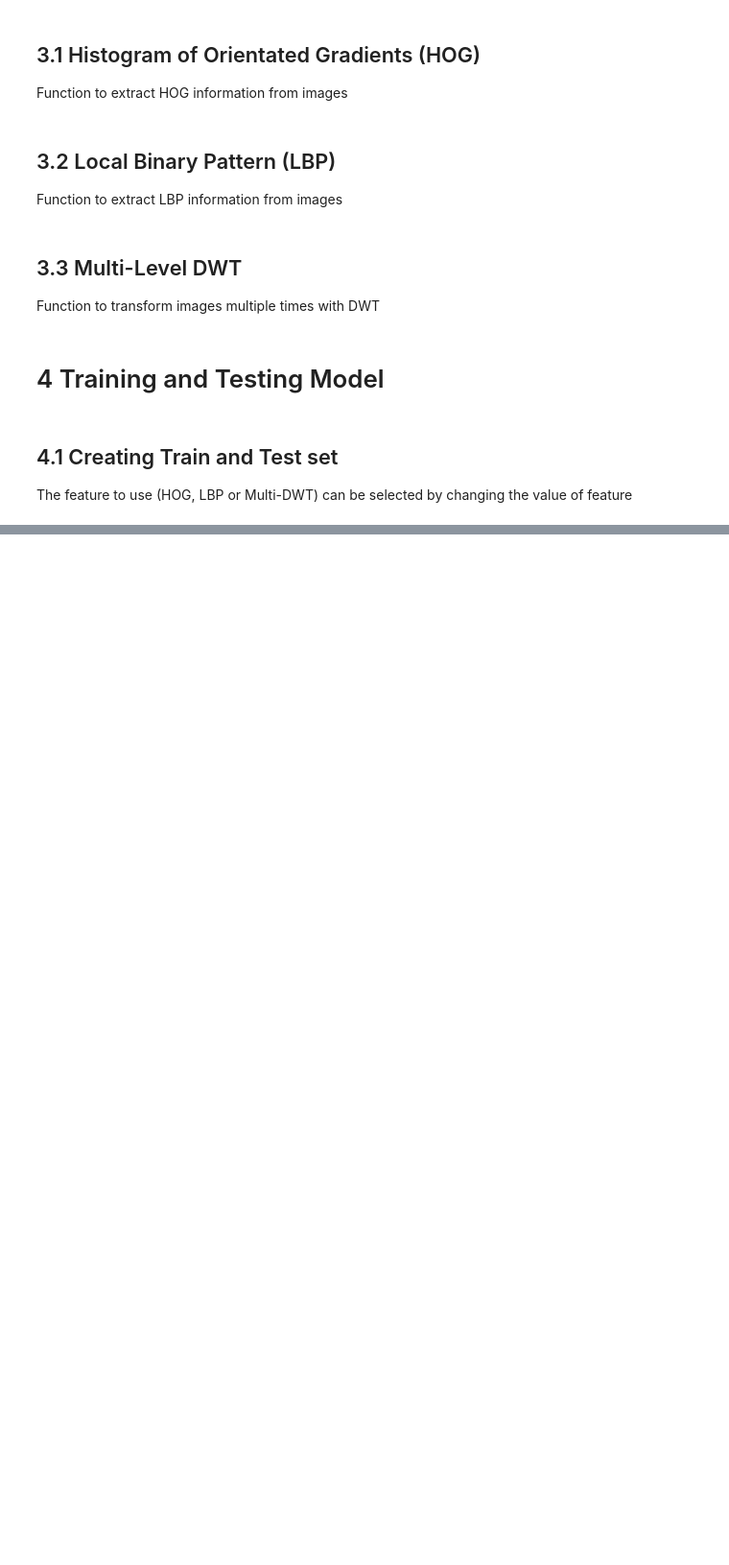
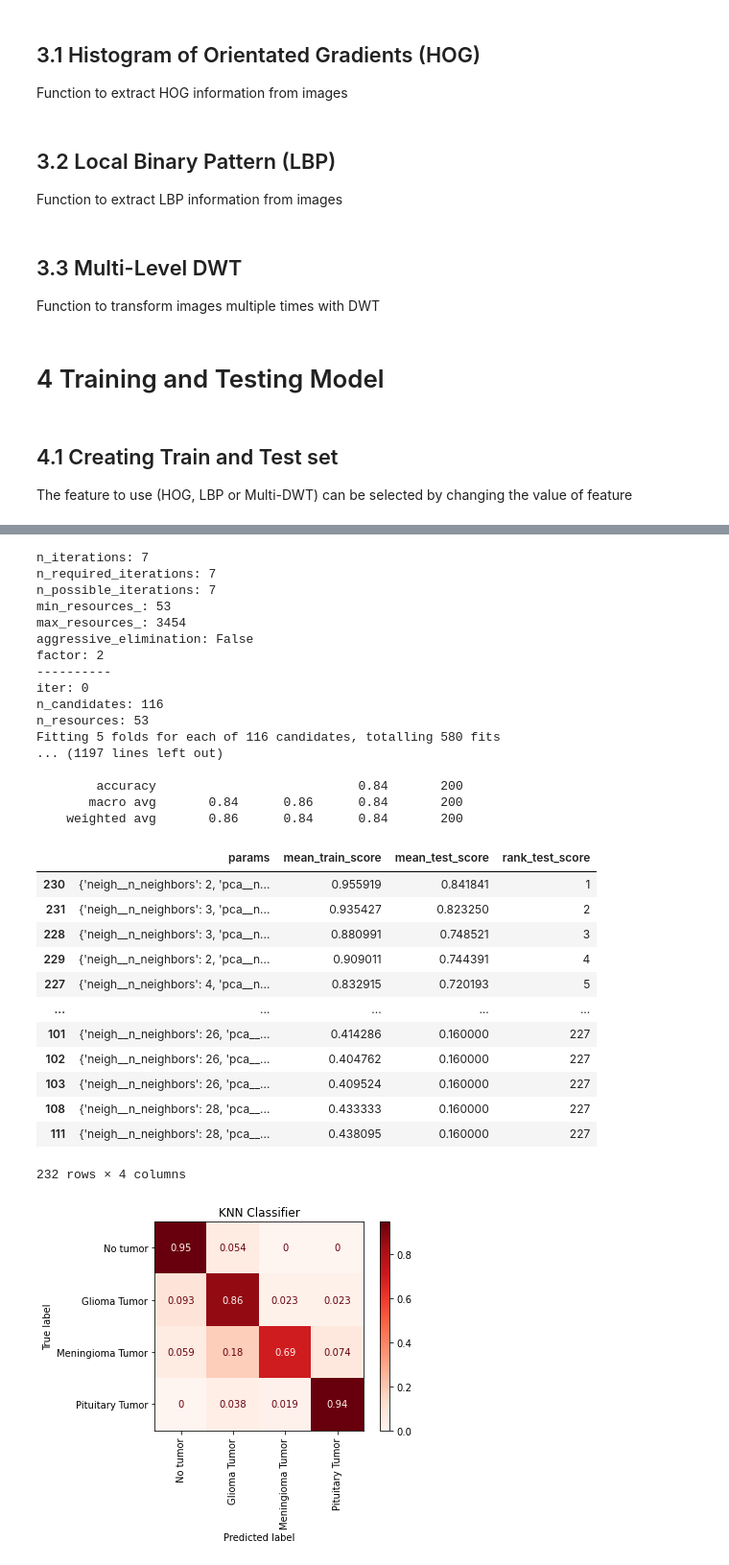
Before and after one commit to tanpinray/AMLS_22-21_SN18100138, a Jupyter notebook: Task_B.ipynb, the cells around one changed output, grey strips where cells are left out. Shown at 96% size. Drawn from its saved outputs; the diff is of its cells as text; code cells hidden in the pictures; blank space fills up the shorter version.

```diff
--- a/Task_B.ipynb
+++ b/Task_B.ipynb
@@ -501,7 +539,7 @@ def KNNClassifierCV(X_train, y_train, X_test):
     parameters = {'neigh__n_neighbors': range(1, 30, 1),
                   "pca__n_components": [0.96, 0.97, 0.98, 0.99]}
 
-    matthews = metrics.make_scorer(metrics.matthews_corrcoef)
+#     matthews = metrics.make_scorer(metrics.matthews_corrcoef)
 
     # Create PCA object
     pca = PCA()
@@ -515,7 +553,7 @@ def KNNClassifierCV(X_train, y_train, X_test):
     clf = HalvingGridSearchCV(pca_neigh,
                               parameters,
                               factor=2,
-                              scoring=matthews,
+                              scoring='accuracy',
                               refit=True,
                               verbose=4,
                               cv=5,
@@ -529,30 +567,62 @@ def KNNClassifierCV(X_train, y_train, X_test):
     print(clf.best_params_)
 
     results = pd.DataFrame.from_dict(
         clf.cv_results_).sort_values(by=['rank_test_score'])
     results = results[['params', 'mean_train_score',
                        'mean_test_score', 'rank_test_score']]
 
     # Predict labels with the best parameters from cross-validation
     Y_pred = clf.predict(X_test)
 
     fig, ax = plt.subplots()
     metrics.ConfusionMatrixDisplay.from_predictions(
         y_test,
         Y_pred,
         cmap=plt.cm.Reds,
         normalize='true',
         ax=ax,
         display_labels=['No tumor', 'Glioma Tumor', 'Meningioma Tumor', 'Pituitary Tumor'],
         xticks_rotation = 'vertical'
     )
     ax.set_title('KNN Classifier')
 
     return Y_pred, results
 
 
 Y_pred_KNN, results_KNN = KNNClassifierCV(X_train, y_train, X_test)
 print(metrics.classification_report(
     y_test, Y_pred_KNN, target_names=['No tumor', 'Glioma Tumor', 'Meningioma Tumor', 'Pituitary Tumor']))
 pd.set_option('display.max_colwidth', None)
 display(results_KNN)
+# %% [output]
+n_iterations: 7
+n_required_iterations: 7
+n_possible_iterations: 7
+min_resources_: 53
+max_resources_: 3454
+aggressive_elimination: False
+factor: 2
+----------
+iter: 0
+n_candidates: 116
+n_resources: 53
+Fitting 5 folds for each of 116 candidates, totalling 580 fits
+... (1197 lines left out)
+
+        accuracy                           0.84       200
+       macro avg       0.84      0.86      0.84       200
+    weighted avg       0.86      0.84      0.84       200
+|  | params | mean_train_score | mean_test_score | rank_test_score |
+| 230 | {'neigh__n_neighbors': 2, 'pca__n... | 0.955919 | 0.841841 | 1 |
+| 231 | {'neigh__n_neighbors': 3, 'pca__n... | 0.935427 | 0.823250 | 2 |
+| 228 | {'neigh__n_neighbors': 3, 'pca__n... | 0.880991 | 0.748521 | 3 |
+| 229 | {'neigh__n_neighbors': 2, 'pca__n... | 0.909011 | 0.744391 | 4 |
+| 227 | {'neigh__n_neighbors': 4, 'pca__n... | 0.832915 | 0.720193 | 5 |
+| ... | ... | ... | ... | ... |
+| 101 | {'neigh__n_neighbors': 26, 'pca__... | 0.414286 | 0.160000 | 227 |
+| 102 | {'neigh__n_neighbors': 26, 'pca__... | 0.404762 | 0.160000 | 227 |
+| 103 | {'neigh__n_neighbors': 26, 'pca__... | 0.409524 | 0.160000 | 227 |
+| 108 | {'neigh__n_neighbors': 28, 'pca__... | 0.433333 | 0.160000 | 227 |
+| 111 | {'neigh__n_neighbors': 28, 'pca__... | 0.438095 | 0.160000 | 227 |
+232 rows × 4 columns
+[figure, added]
```
Also changed, not shown: parts of 10 cells of this notebook, 1 other file.
